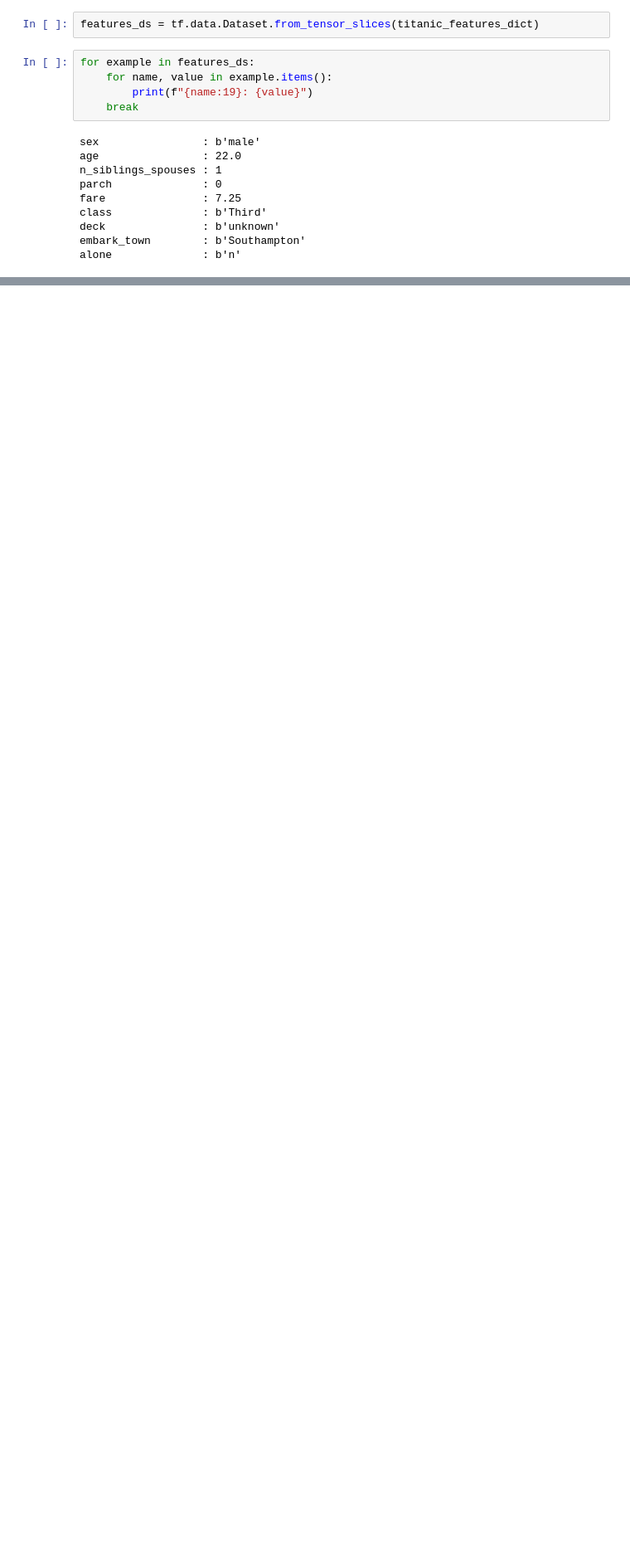
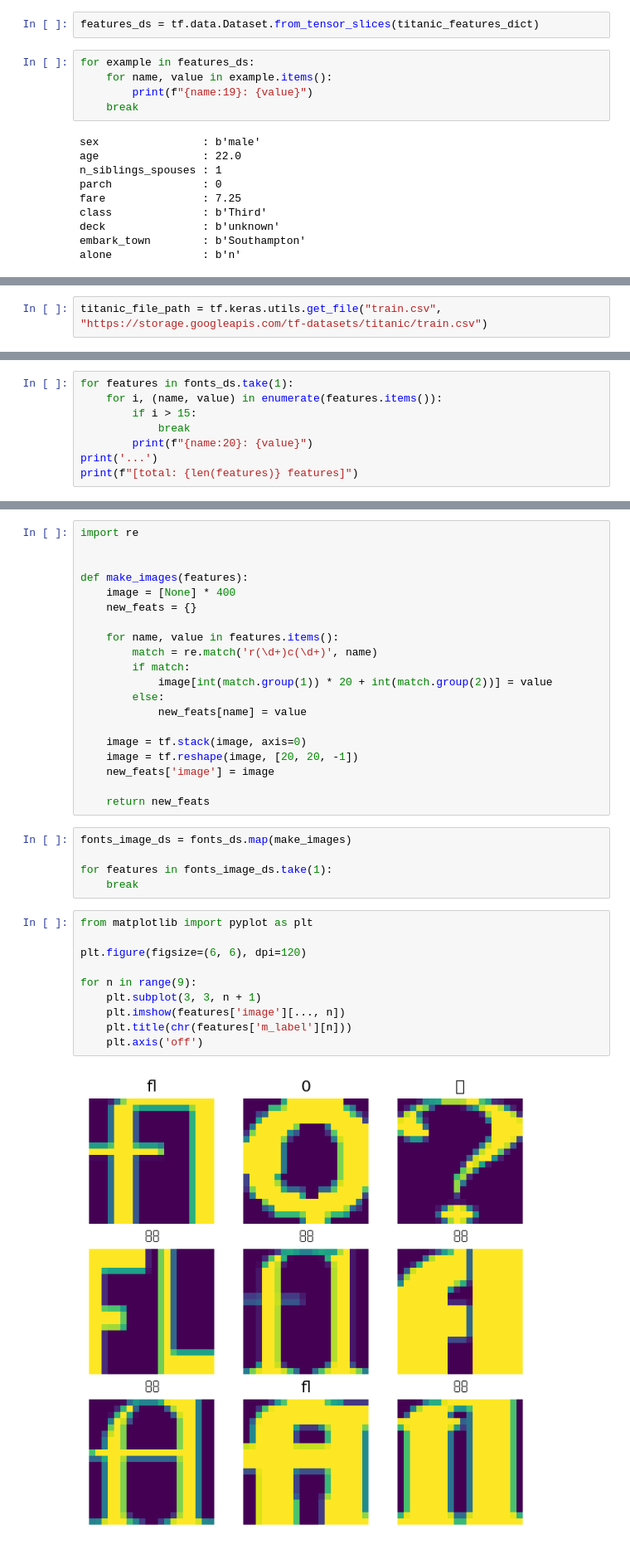
Before and after one commit to cswnote/tf25, a Jupyter notebook: tutorial Load CSV data.ipynb, the cells around one changed output, grey strips where cells are left out. Shown at 83% size. Cells and saved outputs as stored; diff of their text form; blank space fills up the shorter version.

```diff
--- a/tutorial Load CSV data.ipynb
+++ b/tutorial Load CSV data.ipynb
@@ -316,0 +336,2 @@ alone              : b'n'
+# %%
+titanic_file_path = tf.keras.utils.get_file("train.csv", "https://storage.googleapis.com/tf-datasets/titanic/train.csv")
@@ -316,0 +473,8 @@ alone              : b'n'
+# %%
+for features in fonts_ds.take(1):
+    for i, (name, value) in enumerate(features.items()):
+        if i > 15:
+            break
+        print(f"{name:20}: {value}")
+print('...')
+print(f"[total: {len(features)} features]")
@@ -316,0 +499,37 @@ alone              : b'n'
+# %%
+import re
+
+
+def make_images(features):
+    image = [None] * 400
+    new_feats = {}
+
+    for name, value in features.items():
+        match = re.match('r(\d+)c(\d+)', name)
+        if match:
+            image[int(match.group(1)) * 20 + int(match.group(2))] = value
+        else:
+            new_feats[name] = value
+
+    image = tf.stack(image, axis=0)
+    image = tf.reshape(image, [20, 20, -1])
+    new_feats['image'] = image
+
+    return new_feats
+# %%
+fonts_image_ds = fonts_ds.map(make_images)
+
+for features in fonts_image_ds.take(1):
+    break
+# %%
+from matplotlib import pyplot as plt
+
+plt.figure(figsize=(6, 6), dpi=120)
+
+for n in range(9):
+    plt.subplot(3, 3, n + 1)
+    plt.imshow(features['image'][..., n])
+    plt.title(chr(features['m_label'][n]))
+    plt.axis('off')
+# %% [output]
+[figure, added]
```
Also changed, not shown: parts of 27 cells of this notebook, 1 other file.
